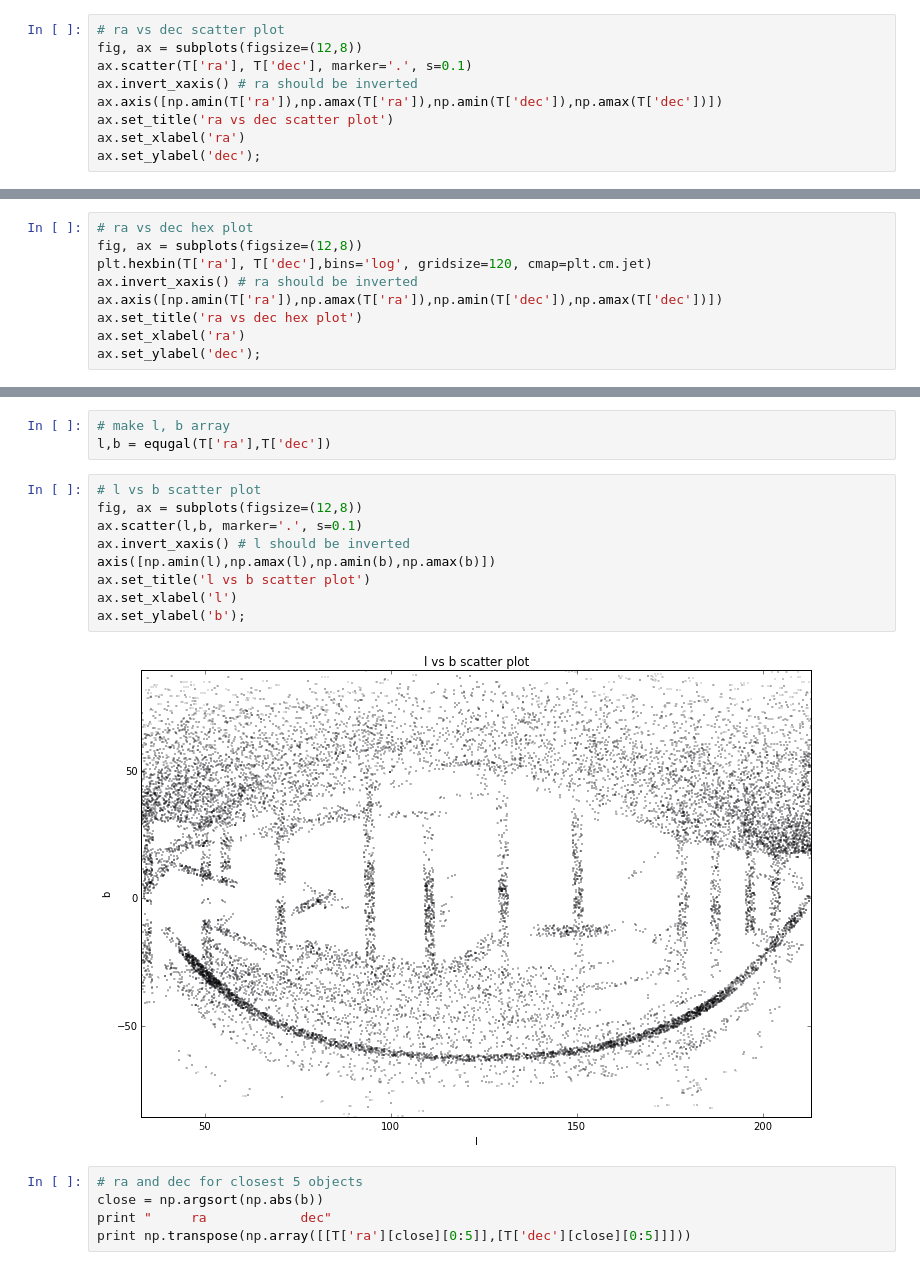
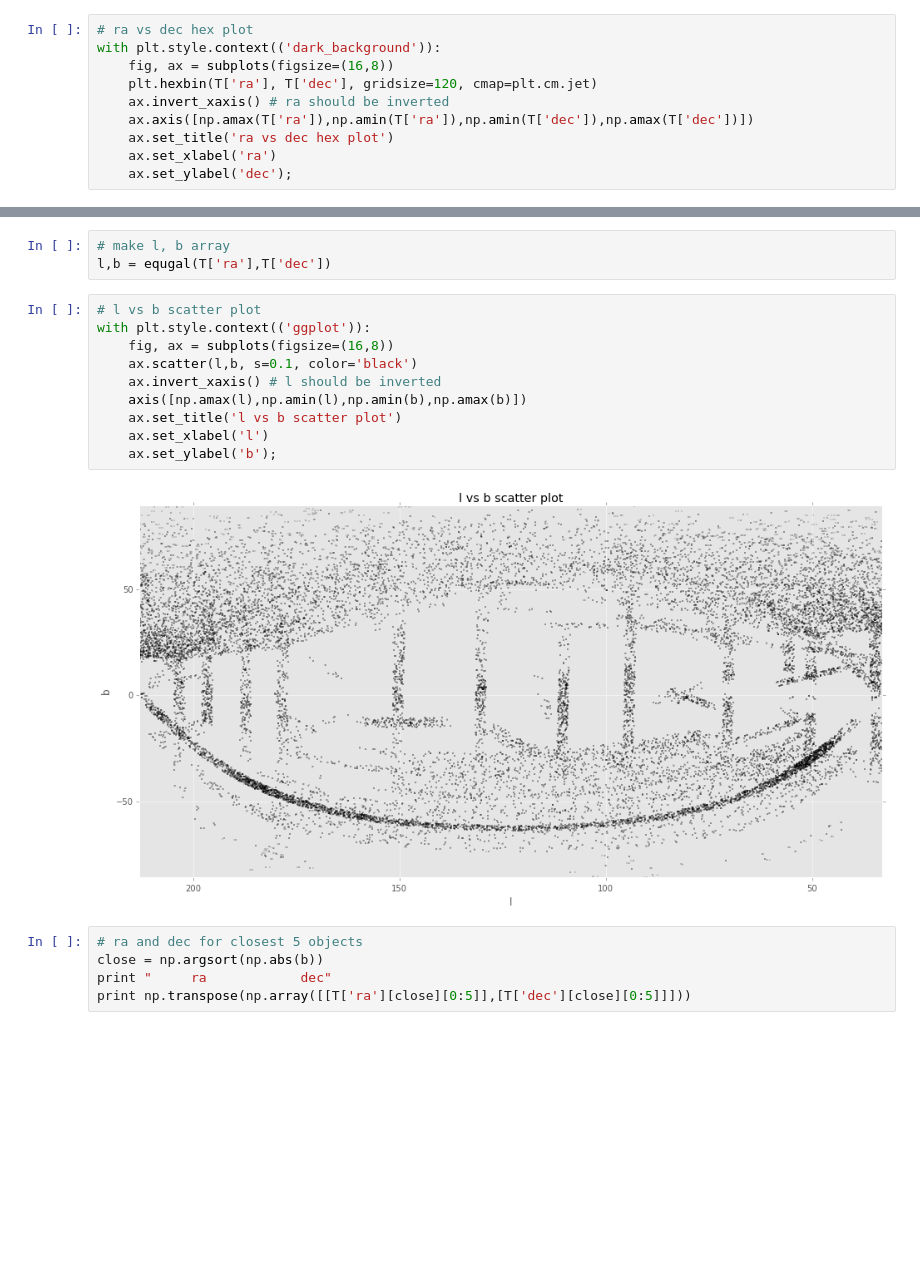
Before and after one commit to marcusbooyah/astr497a-hw, a Jupyter notebook: hw1/MarcusBowyer/MarcusBowyer.ipynb, the cells around one changed output, grey strips where cells are left out. Cells and saved outputs as stored; diff of their text form; blank space fills up the shorter version.

```diff
--- a/hw1/MarcusBowyer/MarcusBowyer.ipynb
+++ b/hw1/MarcusBowyer/MarcusBowyer.ipynb
@@ -10,10 +22,11 @@ T = np.genfromtxt('../allsky_sample.csv', names=True, delimiter=',')
 # %%
-# ra vs dec scatter plot
-fig, ax = subplots(figsize=(12,8))
-ax.scatter(T['ra'], T['dec'], marker='.', s=0.1)
-ax.invert_xaxis() # ra should be inverted
-ax.axis([np.amin(T['ra']),np.amax(T['ra']),np.amin(T['dec']),np.amax(T['dec'])])
-ax.set_title('ra vs dec scatter plot')
-ax.set_xlabel('ra')
-ax.set_ylabel('dec');
+# ra vs dec hex plot
+with plt.style.context(('dark_background')):
+    fig, ax = subplots(figsize=(16,8))
+    plt.hexbin(T['ra'], T['dec'], gridsize=120, cmap=plt.cm.jet)
+    ax.invert_xaxis() # ra should be inverted
+    ax.axis([np.amax(T['ra']),np.amin(T['ra']),np.amin(T['dec']),np.amax(T['dec'])])
+    ax.set_title('ra vs dec hex plot')
+    ax.set_xlabel('ra')
+    ax.set_ylabel('dec');
 # %% [output]
@@ -21,9 +33,0 @@ ax.set_ylabel('dec');
-# %%
-# ra vs dec hex plot
-fig, ax = subplots(figsize=(12,8))
-plt.hexbin(T['ra'], T['dec'],bins='log', gridsize=120, cmap=plt.cm.jet)
-ax.invert_xaxis() # ra should be inverted
-ax.axis([np.amin(T['ra']),np.amax(T['ra']),np.amin(T['dec']),np.amax(T['dec'])])
-ax.set_title('ra vs dec hex plot')
-ax.set_xlabel('ra')
-ax.set_ylabel('dec');
@@ -49,15 +51,16 @@ def equgal(ra,dec):
 l,b = equgal(T['ra'],T['dec'])
 # %%
 # l vs b scatter plot
-fig, ax = subplots(figsize=(12,8))
-ax.scatter(l,b, marker='.', s=0.1)
-ax.invert_xaxis() # l should be inverted
-axis([np.amin(l),np.amax(l),np.amin(b),np.amax(b)])
-ax.set_title('l vs b scatter plot')
-ax.set_xlabel('l')
-ax.set_ylabel('b');
+with plt.style.context(('ggplot')):
+    fig, ax = subplots(figsize=(16,8))
+    ax.scatter(l,b, s=0.1, color='black')
+    ax.invert_xaxis() # l should be inverted
+    axis([np.amax(l),np.amin(l),np.amin(b),np.amax(b)])
+    ax.set_title('l vs b scatter plot')
+    ax.set_xlabel('l')
+    ax.set_ylabel('b');
 # %% [output]
-[figure, old version]
+[figure, new version]
 # %%
 # ra and dec for closest 5 objects
 close = np.argsort(np.abs(b))
```
Also changed, not shown: parts of 4 cells of this notebook, 3 other files.
